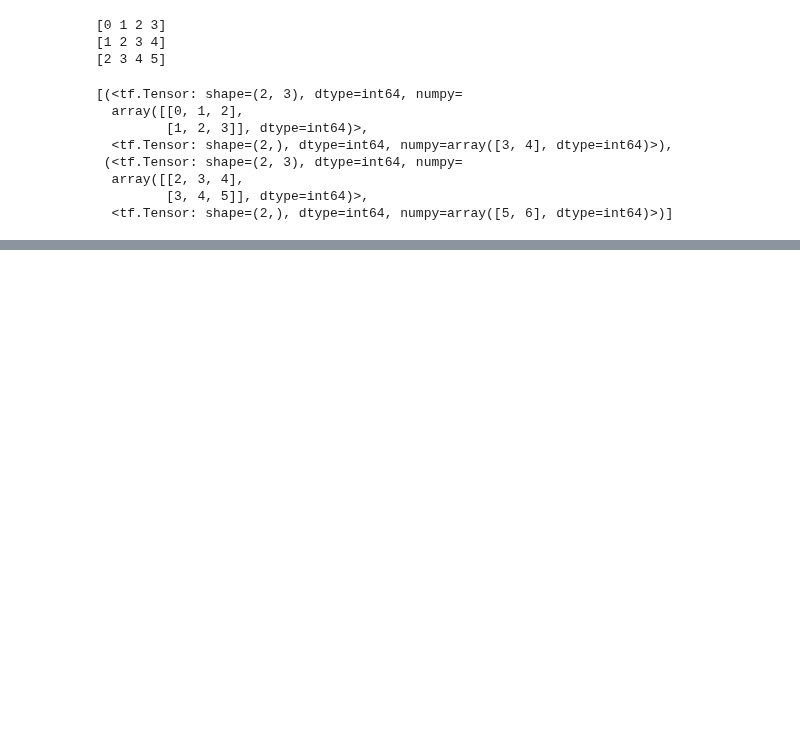
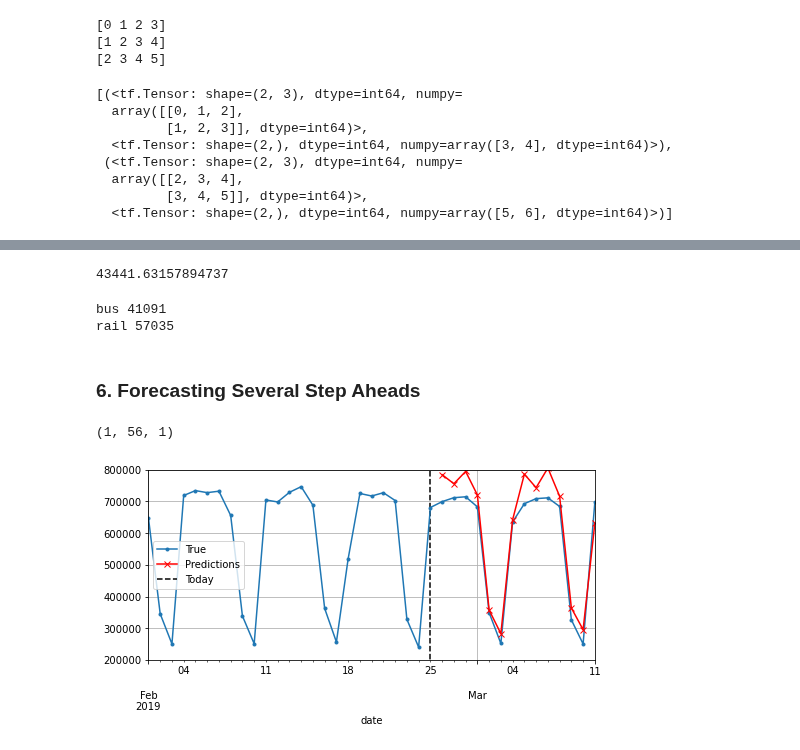
Before and after one commit to Girrajjangid/Machine-Learning-from-Scratch, a Jupyter notebook: Deep Learning/12. Sequencial Processing with Tensorflow.ipynb, the cells around one changed output, grey strips where cells are left out. Cells and saved outputs as stored; diff of their text form; code cells hidden in the pictures; blank space fills up the shorter version.

Commit message:
DL-12: Complete sequential modeling topic:
- RNN, 1D-Conv, LSTM, GRU.

```diff
--- a/Deep Learning/12. Sequencial Processing with Tensorflow.ipynb
+++ b/Deep Learning/12. Sequencial Processing with Tensorflow.ipynb
@@ -317,0 +430,17 @@ ValueError: in user code:
+# %%
+cls()
+#############################################
+# It is preferable to replace the last layer with Dense bcz
+# 1. RNN learn the sequence pattern most with the previous hidden layers. So we can ignore RNN layer at last
+# 2. RNN use tanh default means output would be -1 to 1. so if we need to use another activation function then dense will help.
+############################################
+
+# if you use return_sequence True in 2nd last layer then you get
+# output of all time step
+
+univar_model = tf.keras.models.Sequential([
+        tf.keras.layers.SimpleRNN(32, return_sequences=True, input_shape=[None, 1]),
+        tf.keras.layers.SimpleRNN(32),
+        tf.keras.layers.Dense(1),
+])
+univar_model.summary()
@@ -317,0 +462,3 @@ ValueError: in user code:
+# %%
+univar_model, eval = fit_and_evaluate(univar_model, train_ds2, valid_ds2, learning_rate=0.02)
+eval
@@ -317,0 +599,48 @@ ValueError: in user code:
+# %%
+# evaluates the naive forecasts for bus
+bus_naive = mulvar_valid["bus"].shift(7)[seq_length:]
+bus_target = mulvar_valid["bus"][seq_length:]
+(bus_target - bus_naive).abs().mean() * 1e6
+# %% [output]
+43441.63157894737
+# %%
+#evaluates the multitask RNN's forecasts both bus and rail
+Y_preds_valid = multask_model.predict(valid_multask_ds)
+for idx, name in enumerate(["bus", "rail"]):
+    mae = 1e6 * tf.keras.metrics.mean_absolute_error(
+        mulvar_valid[name][seq_length:], Y_preds_valid[:, idx])
+    print(name, int(mae))
+# %% [output]
+bus 41091
+rail 57035
+# %% [markdown]
+### 6. Forecasting Several Step Aheads
+# %%
+##############################################
+# Method-1: Get forecast in loop with same   #
+# trained model                              #
+##############################################
+import numpy as np
+
+X = rail_valid.to_numpy()[np.newaxis, :seq_length, np.newaxis]
+print(X.shape)
+for step_ahead in range(14):
+    y_pred_one = univar_model.predict(X)
+    X = np.concatenate([X, y_pred_one.reshape(1, 1, 1)], axis=1)
+# %% [output]
+(1, 56, 1)
+# %%
+Y_pred = pd.Series(X[0, -14:, 0],
+                   index=pd.date_range("2019-02-26", "2019-03-11"))
+
+fig, ax = plt.subplots(figsize=(8, 3.5))
+(rail_valid * 1e6)["2019-02-01":"2019-03-11"].plot(
+    label="True", marker=".", ax=ax)
+(Y_pred * 1e6).plot(
+    label="Predictions", grid=True, marker="x", color="r", ax=ax)
+ax.vlines("2019-02-25", 0, 1e6, color="k", linestyle="--", label="Today")
+ax.set_ylim([200_000, 800_000])
+plt.legend(loc="center left")
+plt.show()
+# %% [output]
+[figure, added]
```
Also changed, not shown: parts of 78 cells of this notebook.
